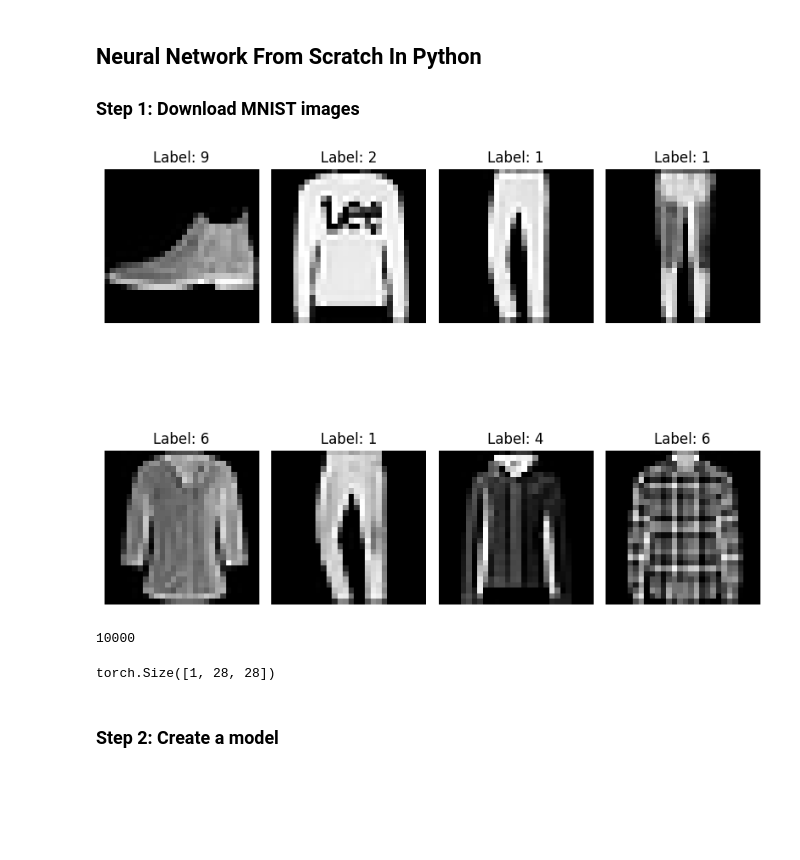
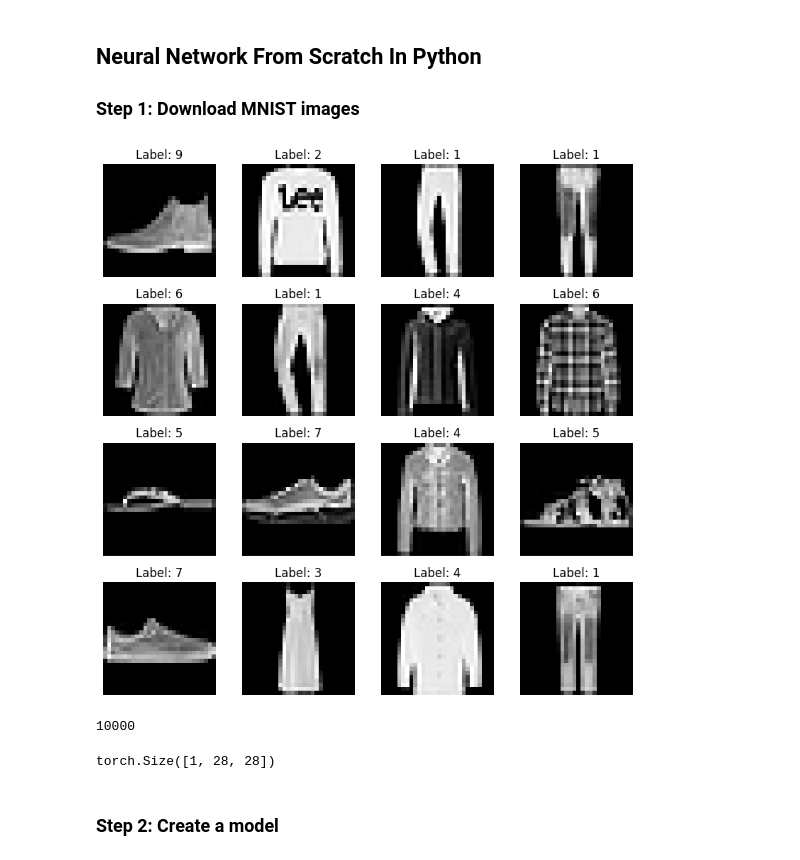
Before and after one commit to ThierryBeaulieu/MachineLearning, a Jupyter notebook: MachineLearning.ipynb, the cells around one changed output. Cells and saved outputs as stored; diff of their text form; code cells hidden in the pictures; blank space fills up the shorter version.

Commit message:
show how to use torch

```diff
--- a/MachineLearning.ipynb
+++ b/MachineLearning.ipynb
@@ -7,43 +5,43 @@
 # %%
 # Pasted from Geeks for Geek
 import torch
 import torchvision
 import torchvision.transforms as transforms
 import matplotlib.pyplot as plt
 import numpy as np
 
 # Define the transformation
 transform = transforms.ToTensor()
 
 # Load the dataset
 train_dataset = torchvision.datasets.FashionMNIST(root='./data', train=True, download=True, transform=transform)
 test_dataset = train_dataset = torchvision.datasets.FashionMNIST(root='./data', train=False, download=True, transform=transform)
 
 # Create a subplot with 4x4 grid
-fig, axs = plt.subplots(2, 4, figsize=(8, 8))
+fig, axs = plt.subplots(4, 4, figsize=(8, 8))
 
 # Loop through each subplot and plot an image
-for i in range(2):
+for i in range(4):
     for j in range(4):
         image, label = train_dataset[i * 4 + j]  # Get image and label
         image_numpy = image.numpy().squeeze()    # Convert image tensor to numpy array
         axs[i, j].imshow(image_numpy, cmap='gray')  # Plot the image
         axs[i, j].axis('off')  # Turn off axis
         axs[i, j].set_title(f"Label: {label}")  # Set title with label
 
 plt.tight_layout()  # Adjust layout
 plt.show()  # Show plot
 # %% [output]
-[figure, old version]
+[figure, new version]
 # %%
 len(train_dataset) # 60000 images
 len(test_dataset) # 10000 images
 # %% [output]
 10000
-# %%
-test_image = train_dataset[0][0]
-print(test_image.shape)
-# %% [output]
-torch.Size([1, 28, 28])
+# %%
+image, label = train_dataset[0]
+print(image.size())
+# %% [output]
+torch.Size([1, 28, 28])
 # %% [markdown]
 ### Step 2: Create a model
```
Also changed, not shown: parts of 5 cells of this notebook.
